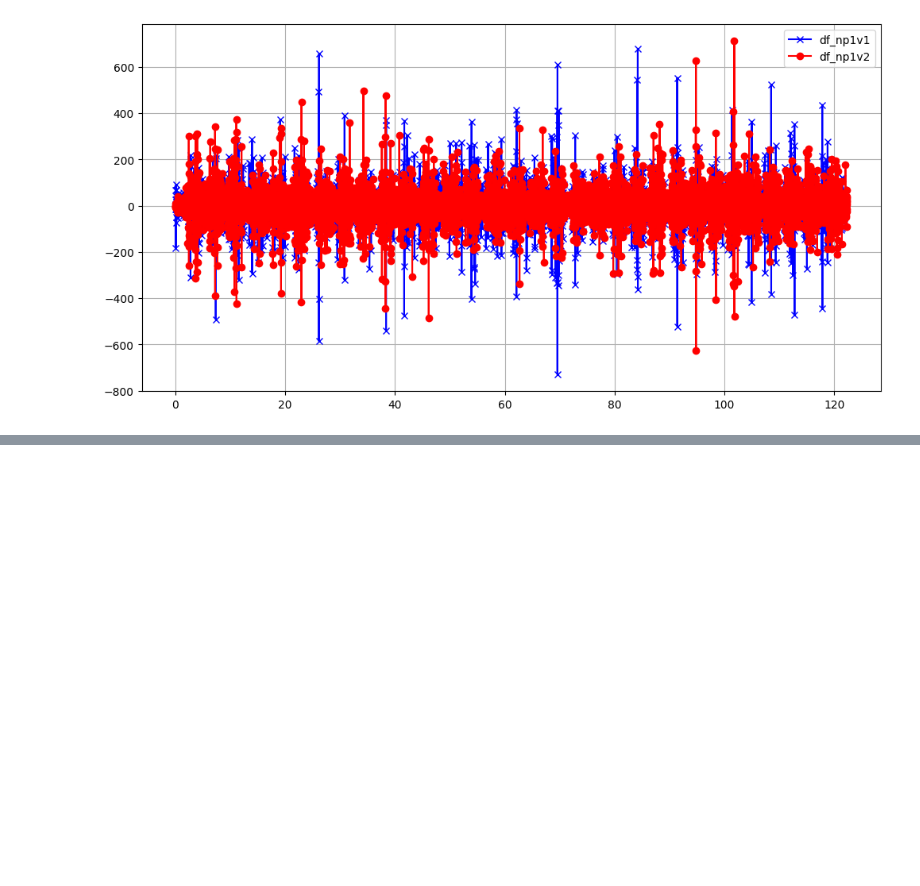
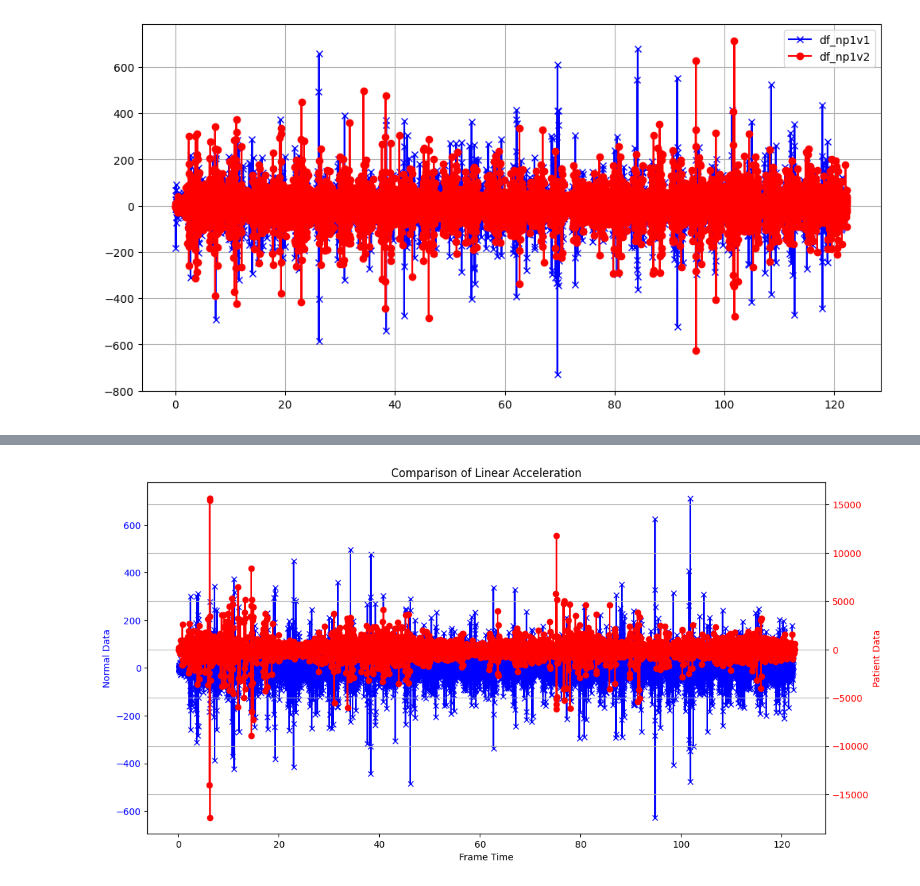
Before and after one commit to Victor-lyhan/Parkinson-Diagnosis, a Jupyter notebook: Computer Vision/graph_data.ipynb, the cells around one changed output, grey strips where cells are left out. Cells and saved outputs as stored; diff of their text form; code cells hidden in the pictures; blank space fills up the shorter version.

```diff
--- a/Computer Vision/graph_data.ipynb
+++ b/Computer Vision/graph_data.ipynb
@@ -87,0 +128,19 @@ plt.show()
+# %%
+fig, ax1 = plt.subplots(figsize=(12,6))
+
+ax1.set_xlabel('Frame Time')
+ax1.set_ylabel('Normal Data', color='blue')
+ax1.plot(df_np1v2[x_axis], df_np1v2[y_axis], color='blue', marker='x', label='Normal Data')
+ax1.tick_params(axis='y', labelcolor='blue')
+
+ax2 = ax1.twinx()
+ax2.set_ylabel('Patient Data', color='red')
+ax2.plot(df_p1v2[x_axis], df_p1v2[y_axis], color='red', marker='o', label='Patient Data')
+ax2.tick_params(axis='y', labelcolor='red')
+
+fig.tight_layout()
+plt.title('Comparison of Linear Acceleration')
+plt.grid(True)
+plt.show()
+# %% [output]
+[figure, added]
```
Also changed, not shown: parts of 6 cells of this notebook.
